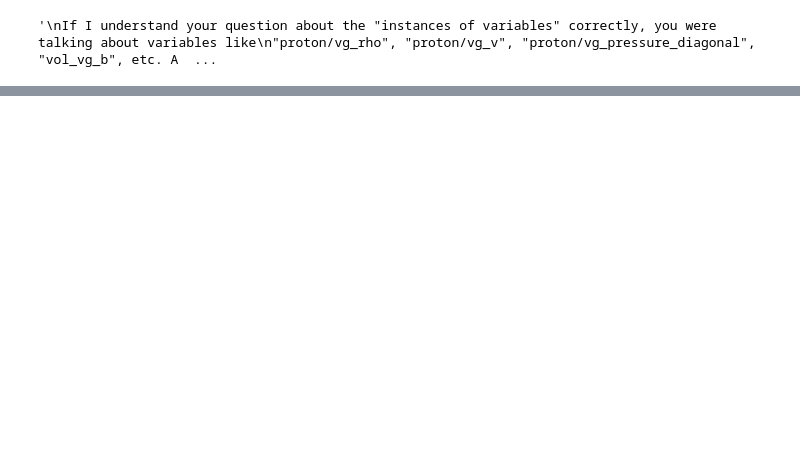
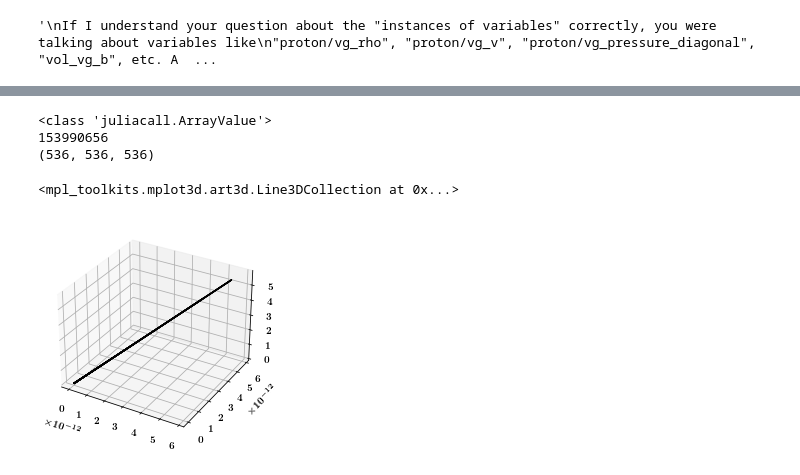
Before and after one commit to makes/plasma-dsp2022, a Jupyter notebook: jiihu-sandbox.ipynb, the cells around one changed output, grey strips where cells are left out. Cells and saved outputs as stored; diff of their text form; code cells hidden in the pictures; blank space fills up the shorter version.

```diff
--- a/jiihu-sandbox.ipynb
+++ b/jiihu-sandbox.ipynb
@@ -200,0 +193,40 @@ Found population proton
+# %%
+cellid = 1
+
+vcellids, vcellf = jl.readvcells(meta, cellid, species="proton")
+# Recover the full VDF space
+f = jl.Vlasiator.flatten(meta.meshes["proton"], vcellids, vcellf)
+# %%
+print(type(f))
+print(len(f))
+print(f.shape)
+
+# np.reshape(2,3,4,5)
+
+rho = np.array(np.array(f))
+# %% [output]
+<class 'juliacall.ArrayValue'>
+153990656
+(536, 536, 536)
+# %%
+import numpy as np
+import pandas as pd
+from pandas.plotting import scatter_matrix
+
+X = rho[256]
+Y = rho[256]
+Z = rho[256]
+
+# Trying to get around some 3D plotting
+fig = plt.figure()
+ax = plt.axes(projection='3d')
+ax.plot_wireframe(X, Y, Z, color='black')
+
+#print(rho[256][256])
+# df = pd.DataFrame(rho)
+
+#plt.plot(rho[256][256])
+#plt.show()
+# %% [output]
+<mpl_toolkits.mplot3d.art3d.Line3DCollection at 0x...>
+[figure, added]
```
Also changed, not shown: parts of 15 cells of this notebook.
